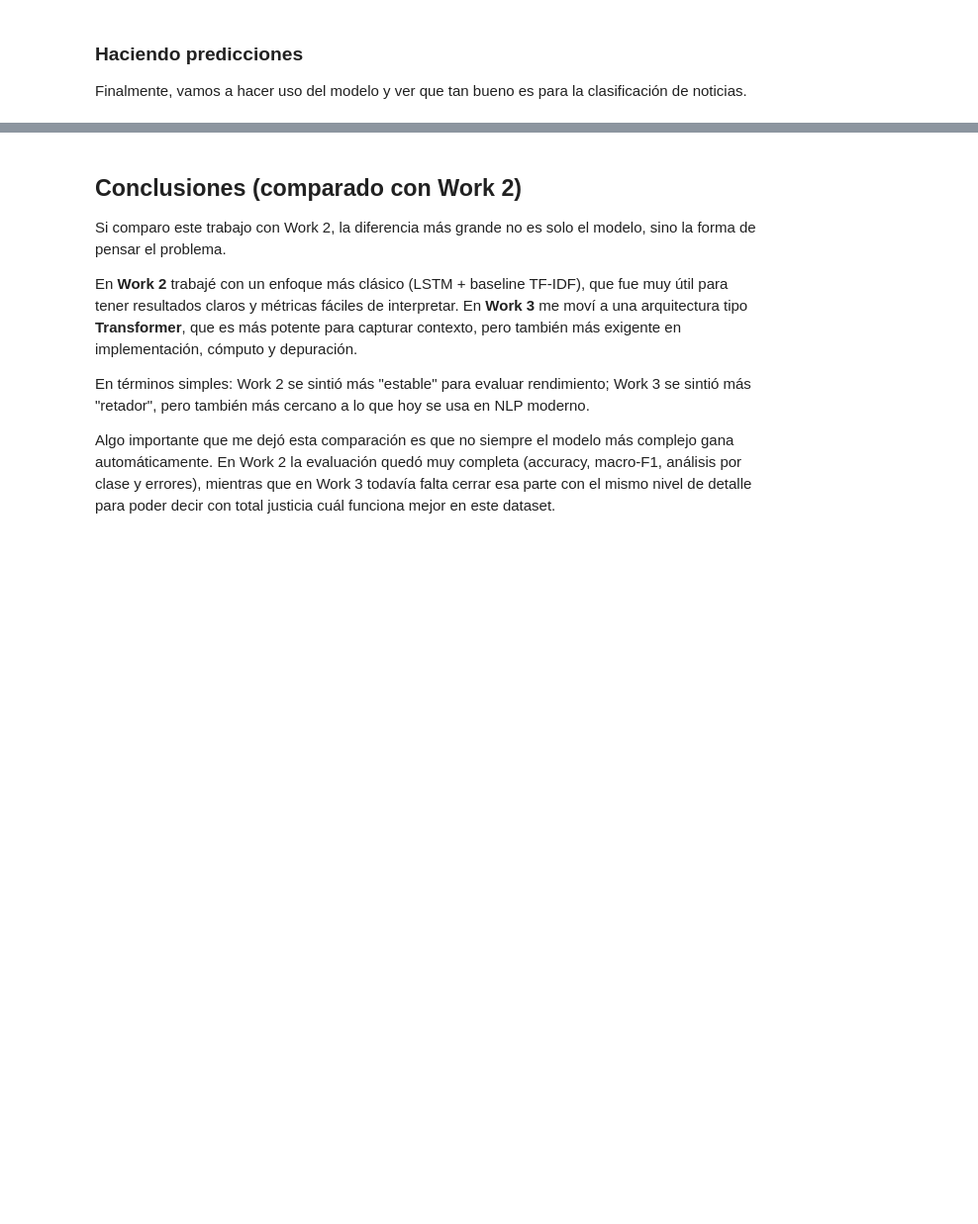
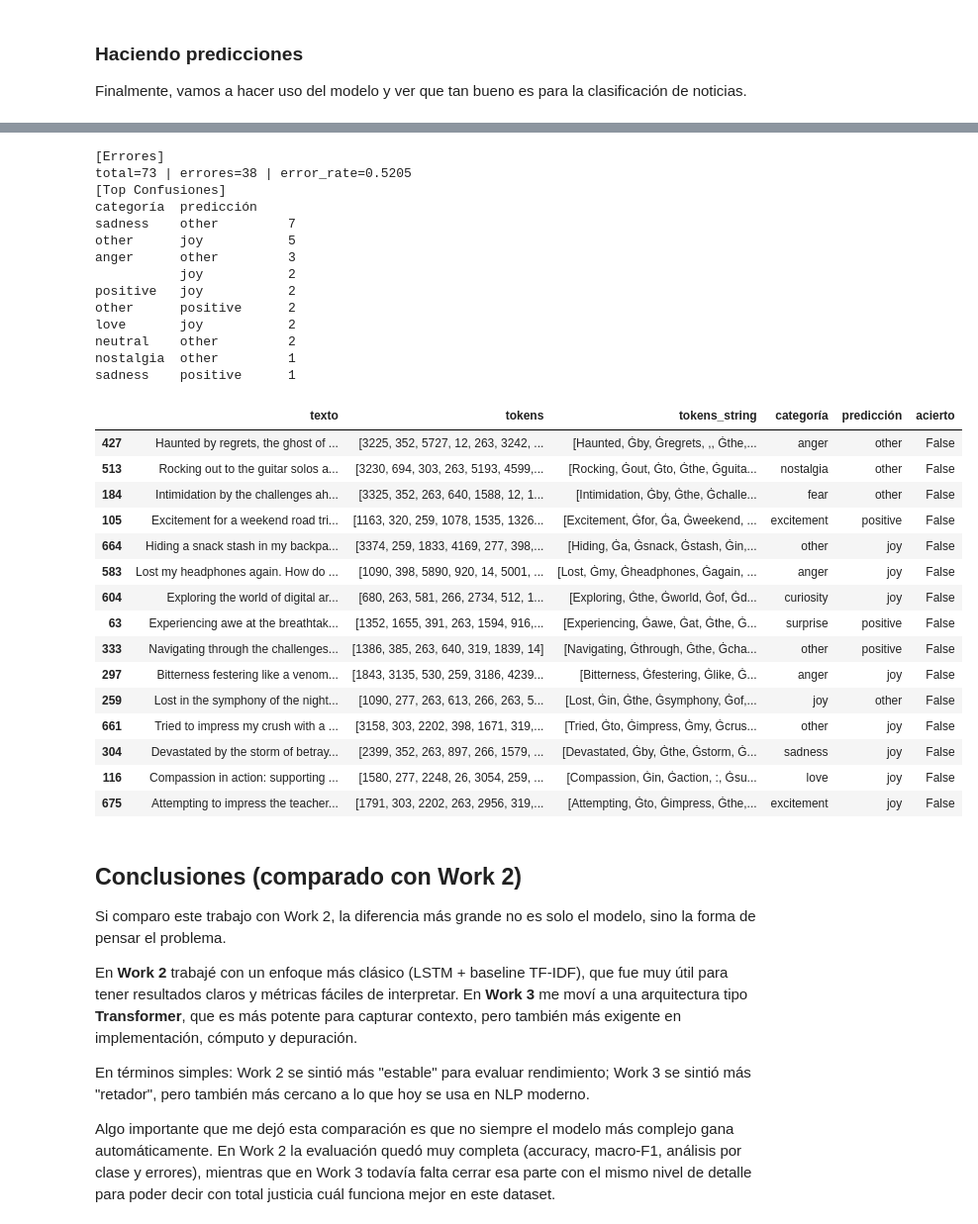
Before and after one commit to ajapontes/icesi-nlp, a Jupyter notebook: Entregables/Entregable/Sesion 3/Work3.ipynb, the cells around one changed output, grey strips where cells are left out. Shown at 99% size. Drawn from its saved outputs; the diff is of its cells as text; code cells hidden in the pictures; blank space fills up the shorter version.

```diff
--- a/Entregables/Entregable/Sesion 3/Work3.ipynb
+++ b/Entregables/Entregable/Sesion 3/Work3.ipynb
@@ -237,6 +429,11 @@ from torch.utils.data import Dataset
 
 
 class SentimentalDataset(Dataset):
+    """Dataset para clasificación de sentimientos con tokenización precomputada.
+
+    Convierte una lista de registros (`Text`, `Sentiment`) en tensores listos para PyTorch:
+    `input_ids`, `attention_mask` y etiquetas numéricas.
+    """
 
     def __init__(self, tokenizer, dataset, seq_length: int = 512):
         self.tokenizer = tokenizer
@@ -260,6 +457,7 @@ class SentimentalDataset(Dataset):
         self.labels = torch.tensor([self.class_2_id_map[c] for c in categories], dtype=torch.long)
 
     def __getitem__(self, index) -> Dict[str, torch.Tensor]:
+        """Devuelve un ejemplo tokenizado junto con su etiqueta."""
         return {
             'input_ids': self.input_ids[index],
             'attention_mask': self.attention_mask[index],
@@ -267,6 +465,7 @@ class SentimentalDataset(Dataset):
         }
 
     def __len__(self):
+        """Retorna el número total de ejemplos en el dataset."""
         return len(self.dataset)
 # %% [markdown]
 Ahora instanciaremos el dataset entero. Para este experimento, definiremos un tamaño máximo de secuencia de 2048 **tokens**. Que según nuestra intuición arriba, debería ser suficiente para la tarea.
@@ -892,3 +2175,71 @@ errors.head(15)
+# %%
+# -----------------------------------------------------------------------------
+# Análisis de errores de clasificación
+# -----------------------------------------------------------------------------
+# Esta celda:
+# 1) filtra los casos mal clasificados,
+# 2) imprime métricas agregadas de error, y
+# 3) muestra ejemplos para inspección cualitativa.
+
+if 'acierto' not in df.columns:
+    df['acierto'] = df['categoría'] == df['predicción']
+
+errors = df[~df['acierto']].copy()
+total = len(df)
+n_errors = len(errors)
+error_rate = n_errors / max(total, 1)
+
+print("[Errores]")
+print(f"total={total} | errores={n_errors} | error_rate={error_rate:.4f}")
+
+# Top confusiones más frecuentes (clase real -> clase predicha).
+top_confusions = (
+    errors.groupby(['categoría', 'predicción'])
+    .size()
+    .sort_values(ascending=False)
+    .head(10)
+)
+print("[Top Confusiones]")
+print(top_confusions.to_string() if len(top_confusions) > 0 else "Sin confusiones registradas.")
+
+# Si hay confianza por muestra, resumimos el comportamiento en errores.
+if 'confianza' in errors.columns and errors['confianza'].notna().any():
+    mean_err_conf = float(errors['confianza'].mean())
+    median_err_conf = float(errors['confianza'].median())
+    print(f"[Confianza en errores] mean={mean_err_conf:.4f} | median={median_err_conf:.4f}")
+
+errors.head(15)
+# %% [output]
+[Errores]
+total=73 | errores=38 | error_rate=0.5205
+[Top Confusiones]
+categoría  predicción
+sadness    other         7
+other      joy           5
+anger      other         3
+           joy           2
+positive   joy           2
+other      positive      2
+love       joy           2
+neutral    other         2
+nostalgia  other         1
+sadness    positive      1
+|  | texto | tokens | tokens_string | categoría | predicción | acierto |
+| 427 | Haunted by regrets, the ghost of ... | [3225, 352, 5727, 12, 263, 3242, ... | [Haunted, Ġby, Ġregrets, ,, Ġthe,... | anger | other | False |
+| 513 | Rocking out to the guitar solos a... | [3230, 694, 303, 263, 5193, 4599,... | [Rocking, Ġout, Ġto, Ġthe, Ġguita... | nostalgia | other | False |
+| 184 | Intimidation by the challenges ah... | [3325, 352, 263, 640, 1588, 12, 1... | [Intimidation, Ġby, Ġthe, Ġchalle... | fear | other | False |
+| 105 | Excitement for a weekend road tri... | [1163, 320, 259, 1078, 1535, 1326... | [Excitement, Ġfor, Ġa, Ġweekend, ... | excitement | positive | False |
+| 664 | Hiding a snack stash in my backpa... | [3374, 259, 1833, 4169, 277, 398,... | [Hiding, Ġa, Ġsnack, Ġstash, Ġin,... | other | joy | False |
+| 583 | Lost my headphones again. How do ... | [1090, 398, 5890, 920, 14, 5001, ... | [Lost, Ġmy, Ġheadphones, Ġagain, ... | anger | joy | False |
+| 604 | Exploring the world of digital ar... | [680, 263, 581, 266, 2734, 512, 1... | [Exploring, Ġthe, Ġworld, Ġof, Ġd... | curiosity | joy | False |
+| 63 | Experiencing awe at the breathtak... | [1352, 1655, 391, 263, 1594, 916,... | [Experiencing, Ġawe, Ġat, Ġthe, Ġ... | surprise | positive | False |
+| 333 | Navigating through the challenges... | [1386, 385, 263, 640, 319, 1839, 14] | [Navigating, Ġthrough, Ġthe, Ġcha... | other | positive | False |
+| 297 | Bitterness festering like a venom... | [1843, 3135, 530, 259, 3186, 4239... | [Bitterness, Ġfestering, Ġlike, Ġ... | anger | joy | False |
+| 259 | Lost in the symphony of the night... | [1090, 277, 263, 613, 266, 263, 5... | [Lost, Ġin, Ġthe, Ġsymphony, Ġof,... | joy | other | False |
+| 661 | Tried to impress my crush with a ... | [3158, 303, 2202, 398, 1671, 319,... | [Tried, Ġto, Ġimpress, Ġmy, Ġcrus... | other | joy | False |
+| 304 | Devastated by the storm of betray... | [2399, 352, 263, 897, 266, 1579, ... | [Devastated, Ġby, Ġthe, Ġstorm, Ġ... | sadness | joy | False |
+| 116 | Compassion in action: supporting ... | [1580, 277, 2248, 26, 3054, 259, ... | [Compassion, Ġin, Ġaction, :, Ġsu... | love | joy | False |
+| 675 | Attempting to impress the teacher... | [1791, 303, 2202, 263, 2956, 319,... | [Attempting, Ġto, Ġimpress, Ġthe,... | excitement | joy | False |
 # %% [markdown]
 ## Conclusiones (comparado con Work 2)
 
```
Also changed, not shown: parts of 52 cells of this notebook, 7 other files.
